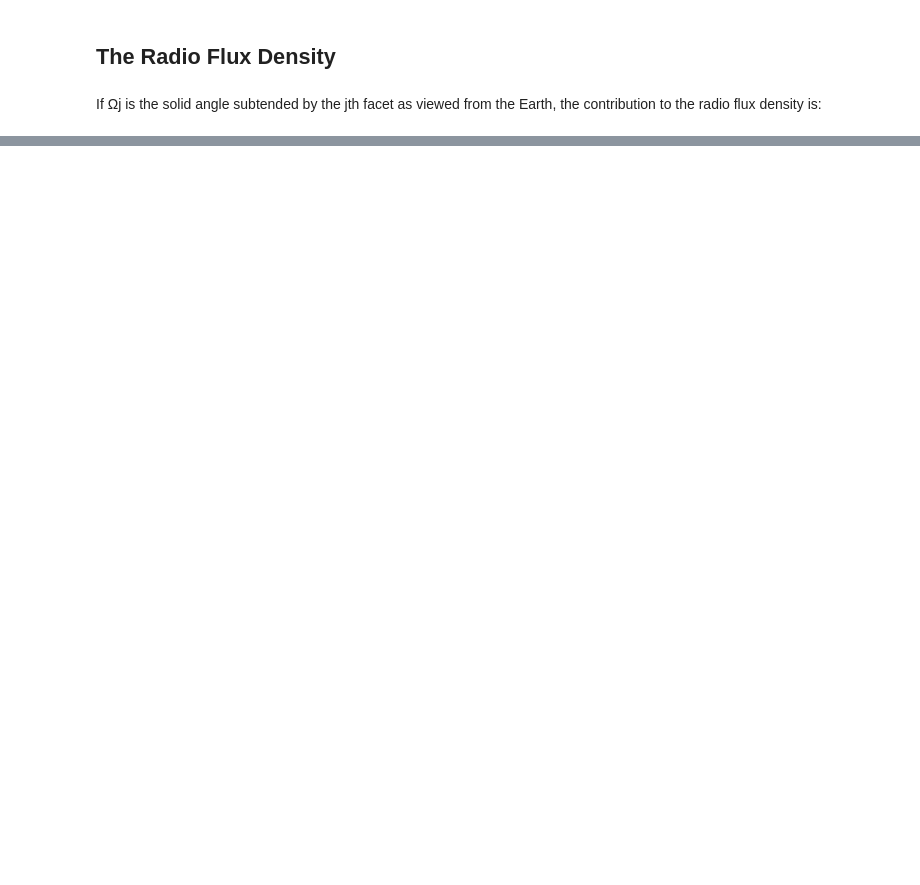
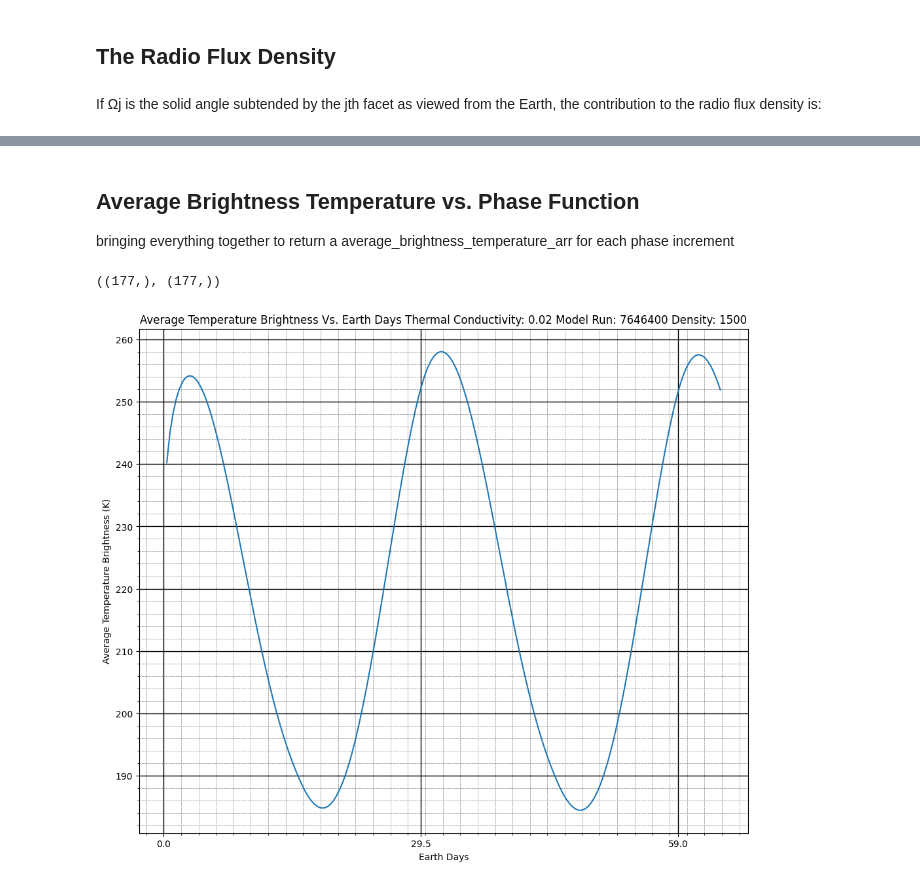
Before and after one commit to sheakes/lunar-temperature-brightness-model, a Jupyter notebook: moon_brightness_temp_sim_cupy-full_phase.ipynb, the cells around one changed output, grey strips where cells are left out. Cells and saved outputs as stored; diff of their text form; code cells hidden in the pictures; blank space fills up the shorter version.

```diff
--- a/moon_brightness_temp_sim_cupy-full_phase.ipynb
+++ b/moon_brightness_temp_sim_cupy-full_phase.ipynb
@@ -598,7 +678,7 @@ If Ωj is the solid angle subtended by the jth facet as viewed from the Earth, t
 # %%
 # Constants
 k_B = 1.38e-23  # Boltzmann constant in J/K
-wavelength = 0.21
+wavelength = 0.015
 # %%
 def radio_flux_density(chi_0, solid_angles, wavelength):
     """
@@ -652,5 +732,5 @@ def radio_flux_density(chi_0, solid_angles, wavelength):
 
     return total_flux_density, delta_S
 # %%
-total_flux_density_arr, delta_S = radio_flux_density(chi_0, solid_angles, wavelength)
+total_flux_density, delta_S = radio_flux_density(chi_0, solid_angles, wavelength)
 # %%
@@ -660,5 +740,5 @@ total_flux_density_arr
 # %%
-def average_radio_brightness_temperature(total_flux_density, wavelength, solid_angle_moon):
+def average_radio_brightness_temperature(total_flux_density, wavelength, solid_angle_lunar_disk):
     """
     Calculates the average radio brightness temperature (Kelvin) for the lunar disc
     based on the total measured radio flux density.
@@ -674,7 +754,7 @@ def average_radio_brightness_temperature(total_flux_density, wavelength, solid_a
     wavelength : float
         Wavelength of the observed radio emission (meters).
 
-    solid_angle_moon : float
+    solid_angle_lunar_disk : float
         Total solid angle (steradians) subtended by the lunar disc as seen from Earth.
         Typically Ω₀ ≈ 6.4236 × 10⁻⁵ sr at mean Earth-Moon distance (~384,400 km).
 
@@ -699,10 +779,10 @@ def average_radio_brightness_temperature(total_flux_density, wavelength, solid_a
     """
 
     # Calculate average brightness temperature (Kelvin)
-    average_brightness_temp = (total_flux_density * wavelength**2) / (2 * k_B * solid_angle_moon)
+    average_brightness_temp = (total_flux_density * wavelength**2) / (2 * k_B * solid_angle_lunar_disk)
 
     return average_brightness_temp
 # %%
-avg_brightness_temperature_arr = average_radio_brightness_temperature(total_flux_density_arr, wavelength, solid_angle_moon)
-avg_brightness_temperature_arr
+avg_brightness_temperature = average_radio_brightness_temperature(total_flux_density, wavelength, solid_angle_lunar_disk)
+avg_brightness_temperature
 # %% [output]
@@ -807,0 +790,3 @@ print("Simulation complete")
+# %% [markdown]
+## Average Brightness Temperature vs. Phase Function
+bringing everything together to return a average_brightness_temperature_arr for each phase increment
@@ -807,0 +870,33 @@ print("Simulation complete")
+# %%
+avg_brightness_temperature_array.shape, phase_step_array.shape
+# %% [output]
+((177,), (177,))
+# %%
+import matplotlib.pyplot as plt
+import matplotlib.ticker as ticker
+
+plt.figure(figsize=(12,10))
+plt.plot((phase_step_array/360)*29.5, avg_brightness_temperature_array)
+
+plt.xlabel("Earth Days")
+plt.ylabel("Average Temperature Brightness (K)")
+plt.title(f"Average Temperature Brightness Vs. Earth Days Thermal Conductivity: {BasCond} Model Run: {model_run_time} Density: {rho}")
+ax = plt.gca()
+
+# Set x-axis major ticks to fall exactly at multiples of 29.5
+ax.xaxis.set_major_locator(ticker.MultipleLocator(29.5))
+# Optionally, choose an interval for minor ticks that fits your needs:
+ax.xaxis.set_minor_locator(ticker.MultipleLocator(2))  # 5 minor divisions per major tick
+
+# Set y-axis ticks as before.
+ax.yaxis.set_major_locator(ticker.MultipleLocator(10))
+ax.yaxis.set_minor_locator(ticker.MultipleLocator(2))
+
+# Apply grid lines: minor (lighter) and major (bolder) ones.
+ax.grid(which='minor', linestyle='--', linewidth=0.5, color='gray')
+ax.grid(which='major', linestyle='-', linewidth=1.0, color='black')
+
+# plt.savefig(f"Average Temperature Brightness Vs. Earth Days Thermal Conductivity {BasCond} Model run {model_run_time} density {rho}.png")
+plt.show()
+# %% [output]
+[figure, added]
```
Also changed, not shown: parts of 25 cells of this notebook, 26 other files.
